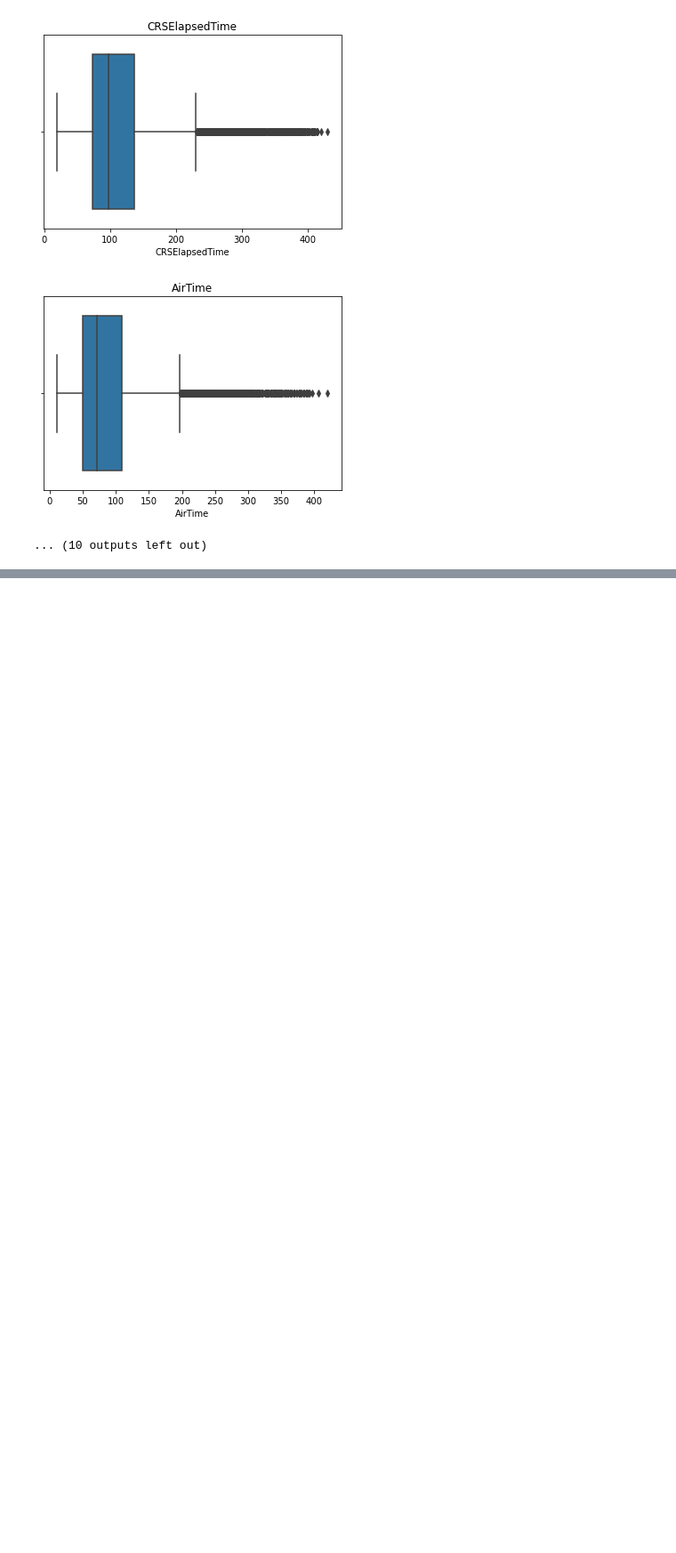
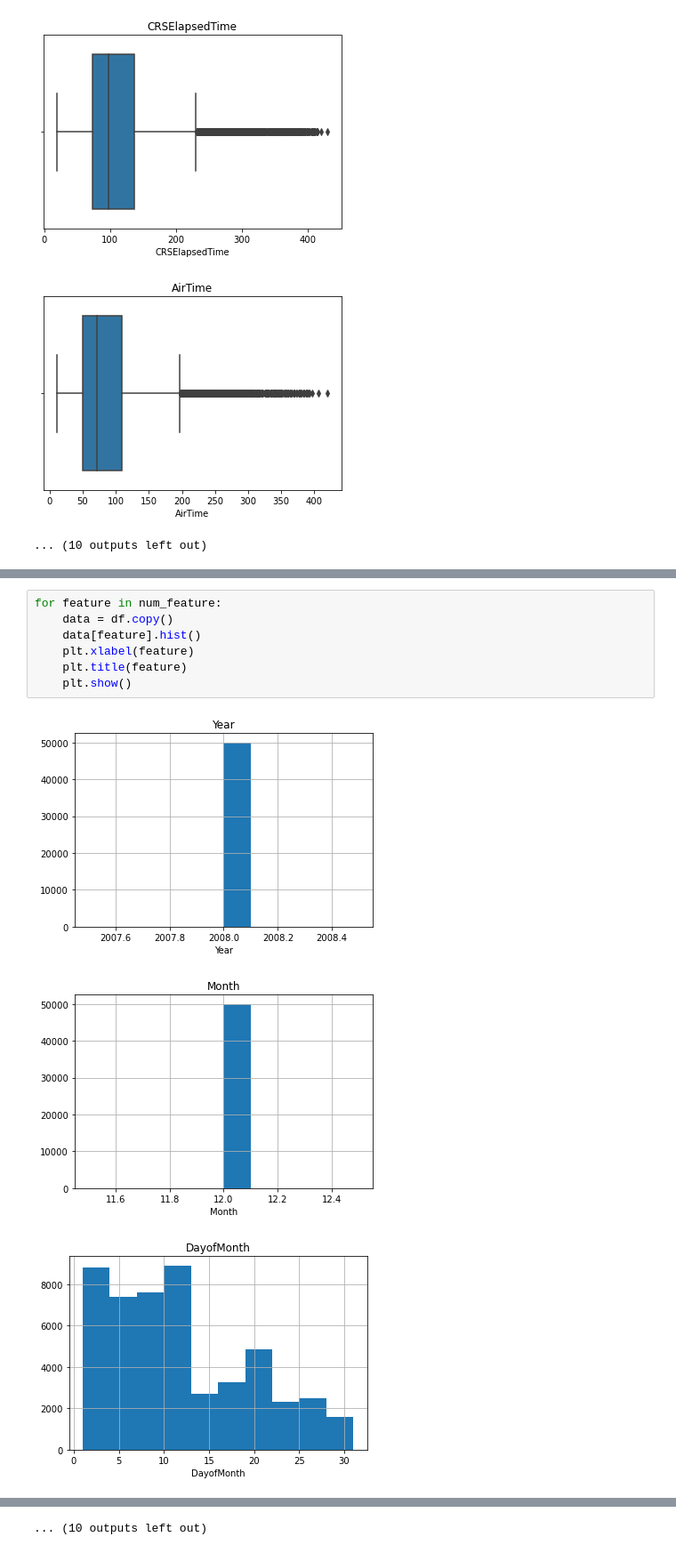
Before and after one commit to deepakjeff2/data-cleaning, a Jupyter notebook: airline_EDA.ipynb, the cells around one changed output, grey strips where cells are left out. Shown: that part at 89% size. Drawn from its saved outputs; the diff is of its cells as text; blank space fills up the shorter version.

```diff
--- a/airline_EDA.ipynb
+++ b/airline_EDA.ipynb
@@ -179,0 +186,11 @@ cat_feature
+# %%
+for feature in num_feature:
+    data = df.copy()
+    data[feature].hist()
+    plt.xlabel(feature)
+    plt.title(feature)
+    plt.show()
+# %% [output]
+[figure, added]
+[figure, added]
+[figure, added]
@@ -179,0 +206 @@ cat_feature
+... (10 outputs left out)
```
Also changed, not shown: parts of 8 cells of this notebook.
